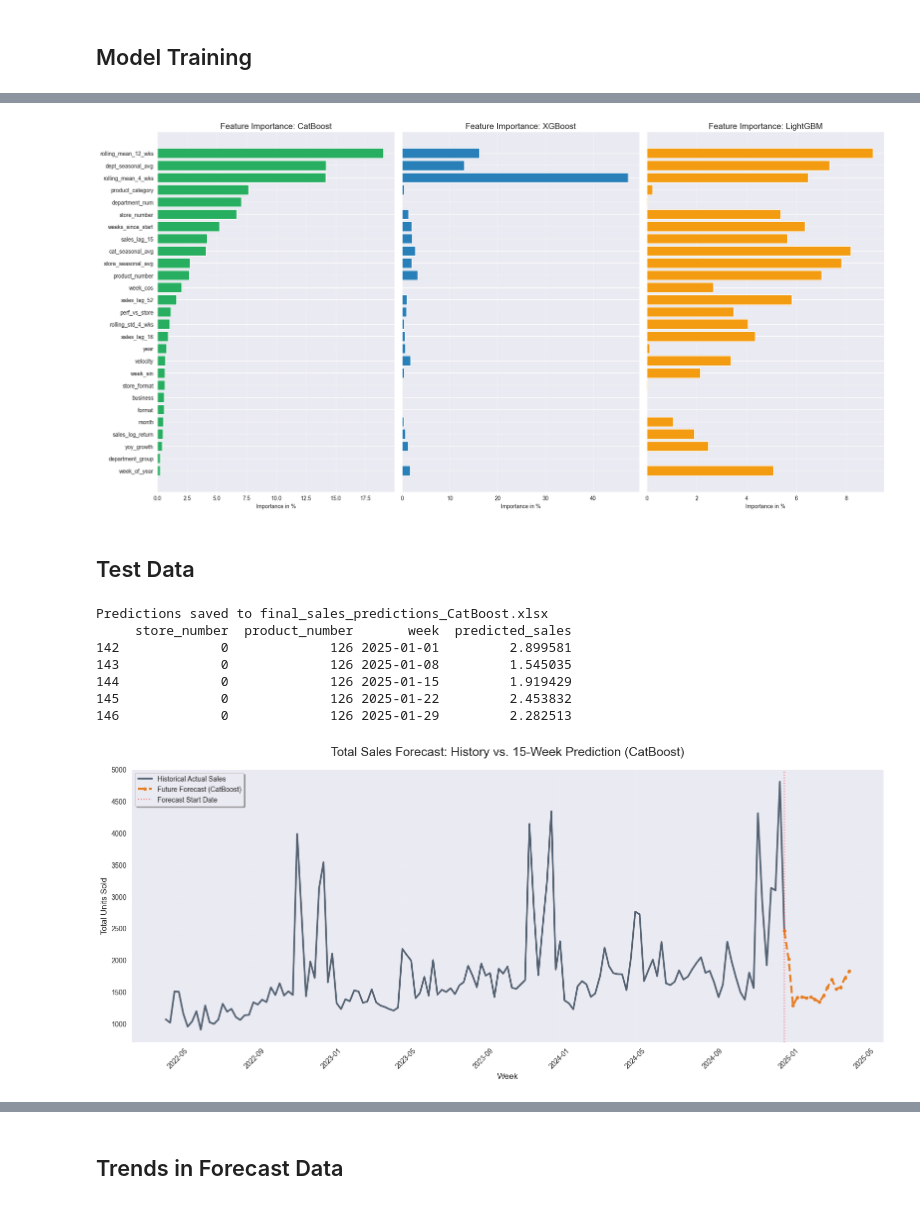
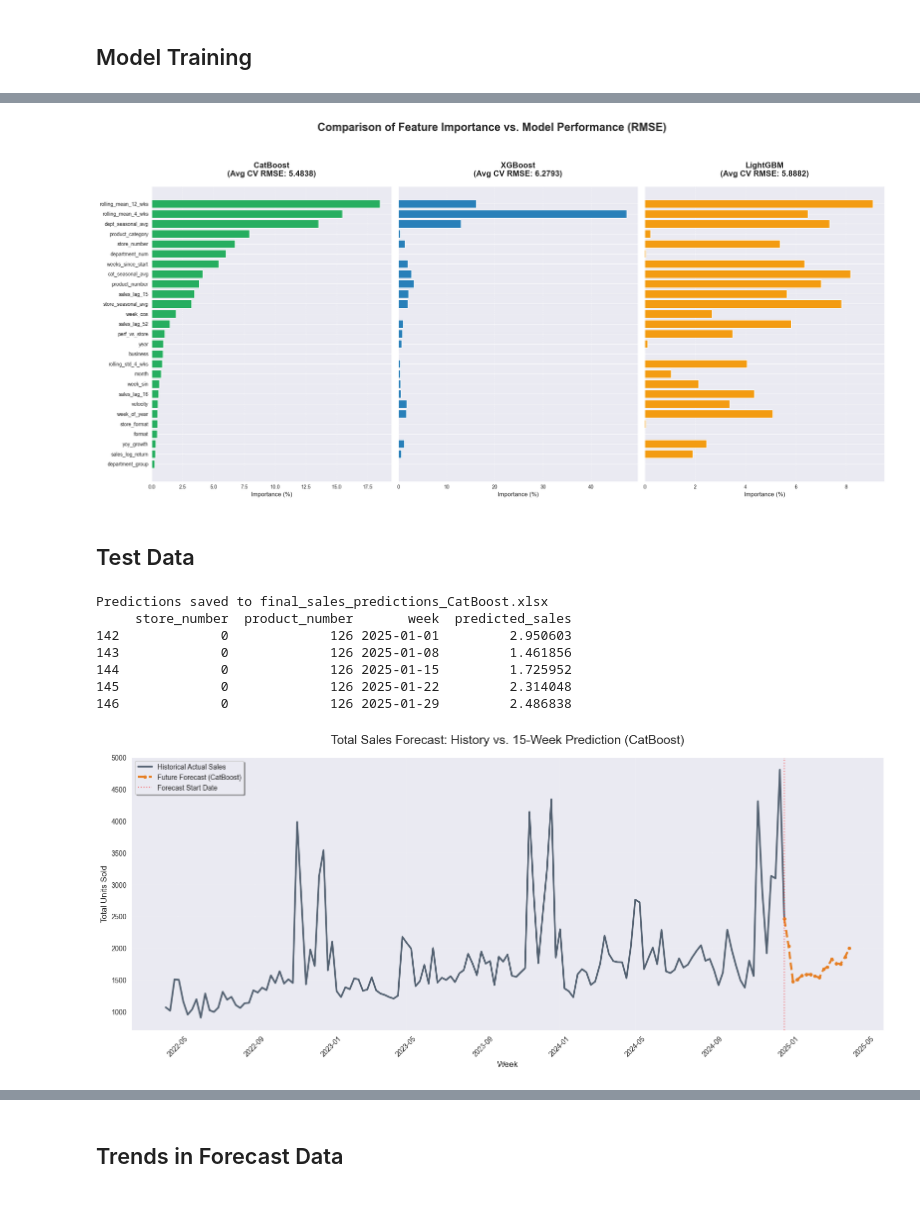
Before and after one commit to luisgrewe/StockSalesPrediction, a Jupyter notebook: salesprediction.ipynb, the cells around one changed output, grey strips where cells are left out. Saved outputs shown, nothing was run; the diff lists cells and outputs as text; code cells hidden in the pictures.

```diff
--- a/salesprediction.ipynb
+++ b/salesprediction.ipynb
@@ -700,40 +675,53 @@ plt.show()
 # %%
-feature_names = X_train_xgb.columns
+# Ensure we use the correct feature names from our full training set
+feature_names = X_train_full.columns
 
+# Extract importances from the trained models
 cat_importances = cat_model.get_feature_importance()
 xgb_importances = xgb_model.feature_importances_
 lgb_importances = lgb_model.feature_importances_
 
+# Create a unified DataFrame for comparison
 importance_df = pd.DataFrame({
     'Feature': feature_names,
     'CatBoost': cat_importances,
     'XGBoost': xgb_importances,
     'LightGBM': lgb_importances
 })
 
+# Normalize importance values to percentages
 for col in ['CatBoost', 'XGBoost', 'LightGBM']:
     importance_df[col] = (importance_df[col] / importance_df[col].sum()) * 100
 
+# Calculate an average across all models for global sorting
 importance_df['Average'] = importance_df[['CatBoost', 'XGBoost', 'LightGBM']].mean(axis=1)
 importance_df = importance_df.sort_values(by='Average', ascending=True)
 
-fig, axes = plt.subplots(1, 3, figsize=(20, 10), sharey=True)
+fig, axes = plt.subplots(1, 3, figsize=(22, 10), sharey=True)
 
 models = ['CatBoost', 'XGBoost', 'LightGBM']
 colors = ['#27ae60', '#2980b9', '#f39c12']
 
 for i, model in enumerate(models):
+    # Sort individual subplots by the specific model's importance
     df_sorted = importance_df.sort_values(by=model, ascending=True)
 
     axes[i].barh(df_sorted['Feature'], df_sorted[model], color=colors[i])
-    axes[i].set_title(f'Feature Importance: {model}', fontsize=15)
-    axes[i].set_xlabel('Importance in %')
-    axes[i].grid(axis='x', linestyle='--', alpha=0.7)
+
+    model_rmse = results.get(model, 0)
+    axes[i].set_title(f'{model}\n(Avg CV RMSE: {model_rmse:.4f})',
+                      fontsize=16, fontweight='bold', pad=20)
+
+    axes[i].set_xlabel('Importance (%)', fontsize=12)
+    axes[i].grid(axis='x', linestyle='--', alpha=0.5)
+
+plt.suptitle('Comparison of Feature Importance vs. Model Performance (RMSE)',
+             fontsize=22, fontweight='bold', y=1.05)
 
 plt.tight_layout()
 plt.show()
 # %% [output]
-[figure, old version]
+[figure, new version]
 # %% [markdown]
 ## Test Data
 # %%
@@ -741,7 +729,7 @@ plt.show()
 X_test_engineered = data_loader.prepare_test_features(df["train"], df["test"])
 
 # Align the columns with the training data
-feature_cols = X_final_train_data.columns.tolist()
+feature_cols = X_train_full.columns.tolist()
 X_test_predict = X_test_engineered[feature_cols].copy()
 
 # Align Categorical Dtypes
@@ -750,7 +738,7 @@ if winner_name != 'CatBoost':
         # Cast to category
         X_test_predict[col] = X_test_predict[col].astype('category')
         # Ensure the test set has the EXACT same category mapping as the train set
-        X_test_predict[col] = X_test_predict[col].cat.set_categories(X_final_train_data[col].cat.categories)
+        X_test_predict[col] = X_test_predict[col].cat.set_categories(X_train_full[col].cat.categories)
 
 # Generate Final Predictions
 test_predictions = final_model.predict(X_test_predict)
@@ -769,17 +757,17 @@ print(df_results.head())
 # %% [output]
 Predictions saved to final_sales_predictions_CatBoost.xlsx
      store_number  product_number       week  predicted_sales
-142             0             126 2025-01-01         2.899581
-143             0             126 2025-01-08         1.545035
-144             0             126 2025-01-15         1.919429
-145             0             126 2025-01-22         2.453832
-146             0             126 2025-01-29         2.282513
+142             0             126 2025-01-01         2.950603
+143             0             126 2025-01-08         1.461856
+144             0             126 2025-01-15         1.725952
+145             0             126 2025-01-22         2.314048
+146             0             126 2025-01-29         2.486838
 # %%
 # Prepare Historical Data
 history_weeks = data_loader.preprocessing(df['train'])['week']
 df_history = pd.DataFrame({
-    'week': history_weeks.loc[X_final_train_data.index],
-    'sales': y_final_train_data
+    'week': history_weeks.loc[X_train_full.index],
+    'sales': y_train_full
 })
 weekly_actuals = df_history.groupby('week')['sales'].sum().reset_index().sort_values('week')
 
@@ -818,7 +806,7 @@ plt.tight_layout()
 plt.savefig('sales_forecast_connected.png')
 plt.show()
 # %% [output]
-[figure, old version]
+[figure, new version]
 # %%
 df_results_preprocessed = data_loader.preprocessing(df_results.rename(columns={'predicted_sales': 'sales'}))
 df_results_preprocessed
```
Also changed, not shown: parts of 10 cells of this notebook, 7 other files.
